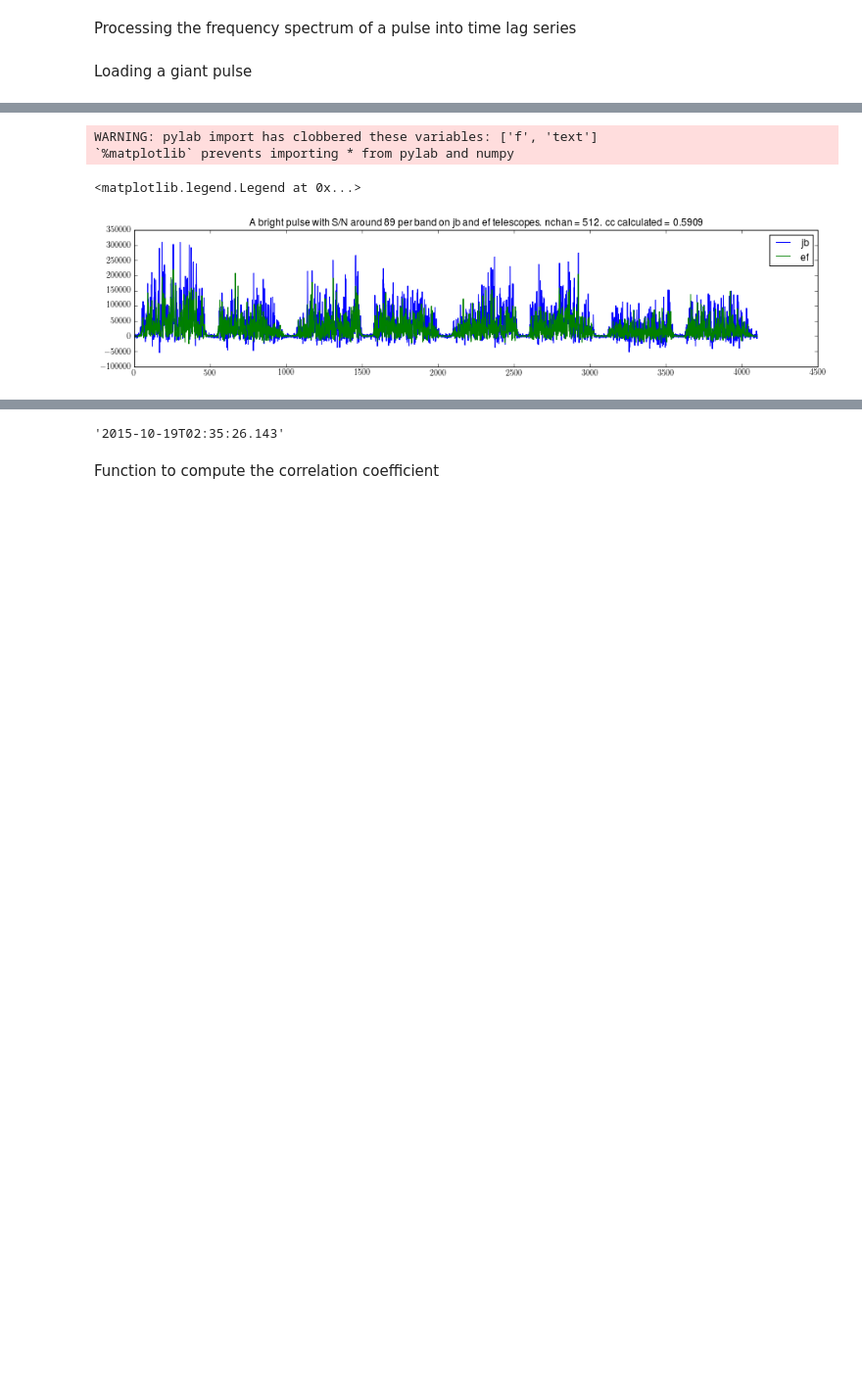
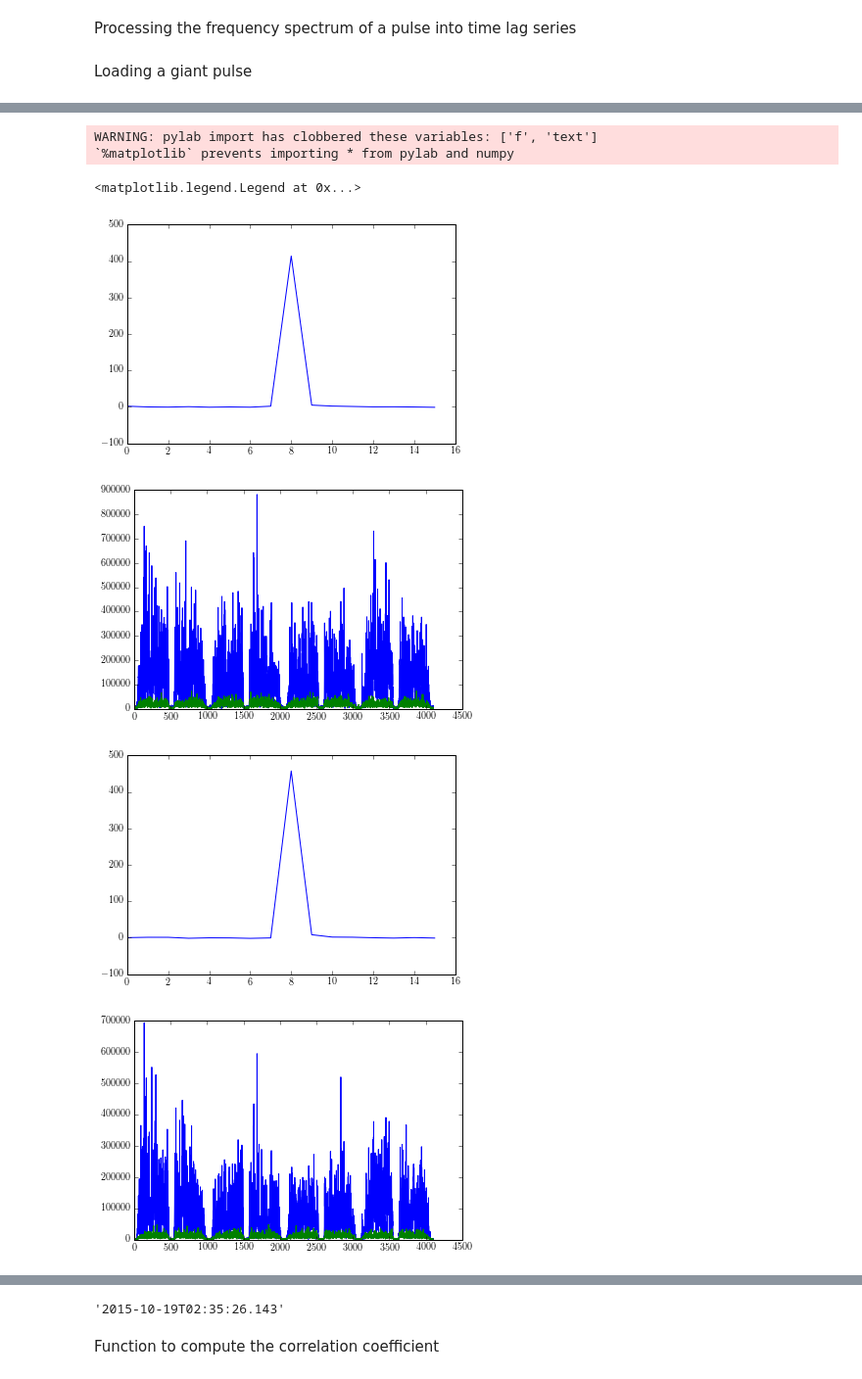
Before and after one commit to xiaozhengxu/scint_analysis, a Jupyter notebook: EVN_crab/process_frequency.ipynb, the cells around one changed output, grey strips where cells are left out. Shown at 98% size. Cells and saved outputs as stored; diff of their text form; code cells hidden in the pictures; blank space fills up the shorter version.

```diff
--- a/EVN_crab/process_frequency.ipynb
+++ b/EVN_crab/process_frequency.ipynb
@@ -37,6 +37,7 @@ def get_SN(outputsumfreq):
     noise_std = np.std(outputsumfreq[:5])
     noise_mean = np.mean(outputsumfreq[:5])
     sigs_noise = (outputsumfreq-noise_mean)/noise_std
+    print 'standard deviation of noise is ', noise_std, 'the mean noise is ', noise_mean
     return sigs_noise
 
 def process_freq_spec(gp1,nchan,index=None,draw=0):
@@ -70,13 +71,19 @@ def load_gp(time_string,telescope,nchan,draw = 0):
 
     S_N = max(sigs_noise)
     peak_time = np.argmax(sigs_noise)
+    figure()
+    plot(sigs_noise)
 
-    background_freq = output[:,peak_time-(512/nchan)*5:peak_time-(512/nchan)*3].mean(1)
+    if nchan ==512:
+        background_freq = (output[:,peak_time-1]+output[:,peak_time+1])/2
+        output_pulse = output[:,peak_time]
 
-    output_pulse = output[:,peak_time:peak_time+1].mean(1)
+#     freq_spec = output_pulse-background_freq
+    freq_spec = output_pulse
+    figure()
+    plot(output_pulse)
+    plot(background_freq)
 
-    freq_spec = output_pulse-background_freq
-#     freq_spec = output_pulse
     if draw:
         figure(figsize = (10,3))
         plot(outputsumfreq)
@@ -99,8 +106,8 @@ time_string4 = '2015-10-19T02:06:58.031' #S/N = 9.6, main pulse
 S_N3= 7.9
 S_N4 = 9.6
 
-fs1,fs1bg = load_gp(time_string2,tele1,nchan)
-fs2,fs2bg = load_gp(time_string2,tele2,nchan)
+fs1,fs1bg = load_gp(time_string1,tele1,nchan)
+fs2,fs2bg = load_gp(time_string1,tele2,nchan)
 
 fgp1 = process_freq_spec(fs1,nchan,i-1,draw = 0)
 
@@ -110,6 +117,15 @@ fgp2 = process_freq_spec(fs2,nchan,i-1, draw = 0)
 fgp1bg = process_freq_spec(fs1bg,nchan,i-1)
 fgp2bg = process_freq_spec(fs2bg,nchan,i-1)
 
+print 'std of pulse1 is ', np.std(fgp1,axis = 1)
+print 'std of noise1 is ', np.std(fgp1bg,axis = 1)
+print 'the ratio of sigma noise/sigma pulse1 is ', np.std(fgp1bg,axis =1)/np.std(fgp1,axis = 1)
+print '\nmean of noise1 is ', np.mean(fgp1bg,axis = 1)
+print 'mean of pulse 1 is ', np.mean(fgp1,axis = 1)
+
+print '\n std of pulse2 is ', np.std(fgp2,axis = 1)
+print 'std of noise2 is ', np.std(fgp2bg,axis = 1)
+print '\nthe ratio of sigma noise/sigma pulse2 is ', np.std(fgp2bg,axis =1)/np.std(fgp2,axis = 1)
 # plot_2_freq(fgp1,fgp2,[i-1,i-1])
 # plot_2_timelag(tgp1,tgp2,[i-1,i-1])
 def get_cc((fs1,fs1bg),(fs2,fs2bg)):
@@ -133,7 +149,7 @@ def get_ccs((fs1,fs1bg),(fs2,fs2bg)):
     return np.mean(coefficients),coefficients
 
 cc,ccs=get_ccs((fgp1,fgp1bg),(fgp2,fgp2bg))
-print 'the two pulses are', cc ,'correlated'
+print '\nthe two pulses are', cc ,'correlated'
 print ccs
 
 figure(figsize = (15,3))
@@ -148,4 +178,7 @@ the two pulses are 0.590944751031 correlated
 WARNING: pylab import has clobbered these variables: ['f', 'text']
 `%matplotlib` prevents importing * from pylab and numpy
 <matplotlib.legend.Legend at 0x...>
-[figure, old version]
+[figure, new version]
+[figure, added]
+[figure, added]
+[figure, added]
```
Also changed, not shown: parts of 6 cells of this notebook.
